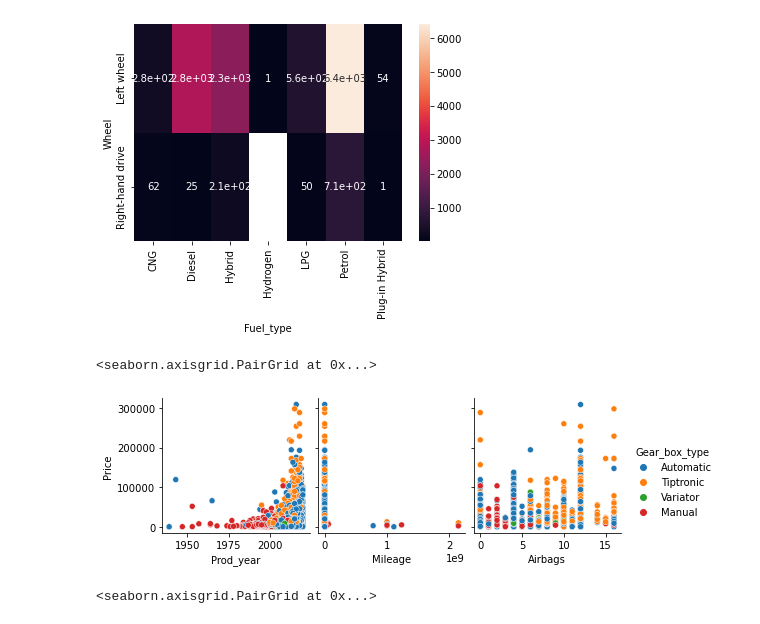
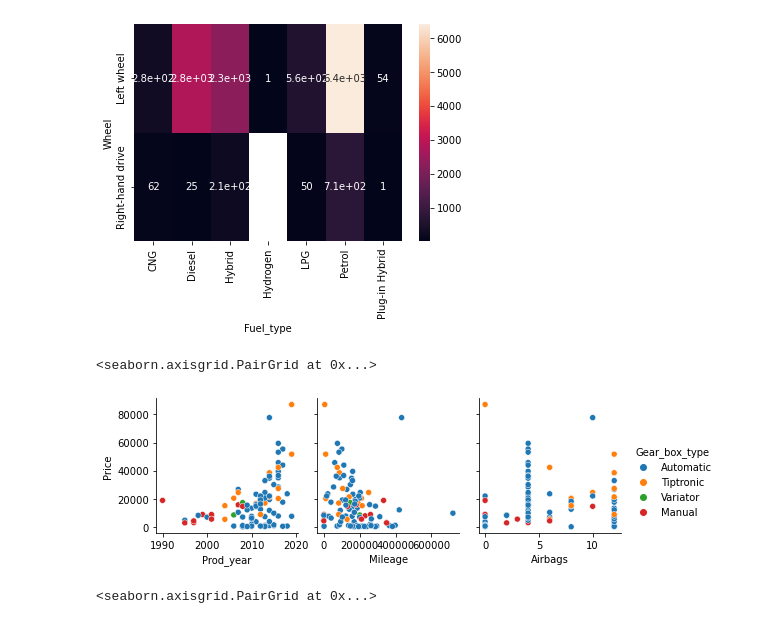
Before and after one commit to addsandwich/2022-msaai-500-final-project, a Jupyter notebook: notebooks/Heatmap.ipynb, the cells around one changed output. Drawn from its saved outputs; the diff is of its cells as text; code cells hidden in the pictures.

```diff
--- a/notebooks/Heatmap.ipynb
+++ b/notebooks/Heatmap.ipynb
@@ -246,10 +246,10 @@ sns.heatmap(ct_counts, annot = True)
 <AxesSubplot:xlabel='Fuel_type', ylabel='Wheel'>
 [figure]
 # %%
-sns.pairplot(df,x_vars=['Prod_year','Mileage', 'Airbags'],y_vars=['Price'],hue='Gear_box_type')
+sns.pairplot(df.head(100),x_vars=['Prod_year','Mileage', 'Airbags'],y_vars=['Price'],hue='Gear_box_type')
 # %% [output]
 <seaborn.axisgrid.PairGrid at 0x...>
-[figure, old version]
+[figure, new version]
 # %%
 sns.pairplot(df.head(100),x_vars=['Mileage'],y_vars=['Price'],hue='Gear_box_type')
 # %% [output]
```
Also changed, not shown: parts of 10 cells of this notebook.
